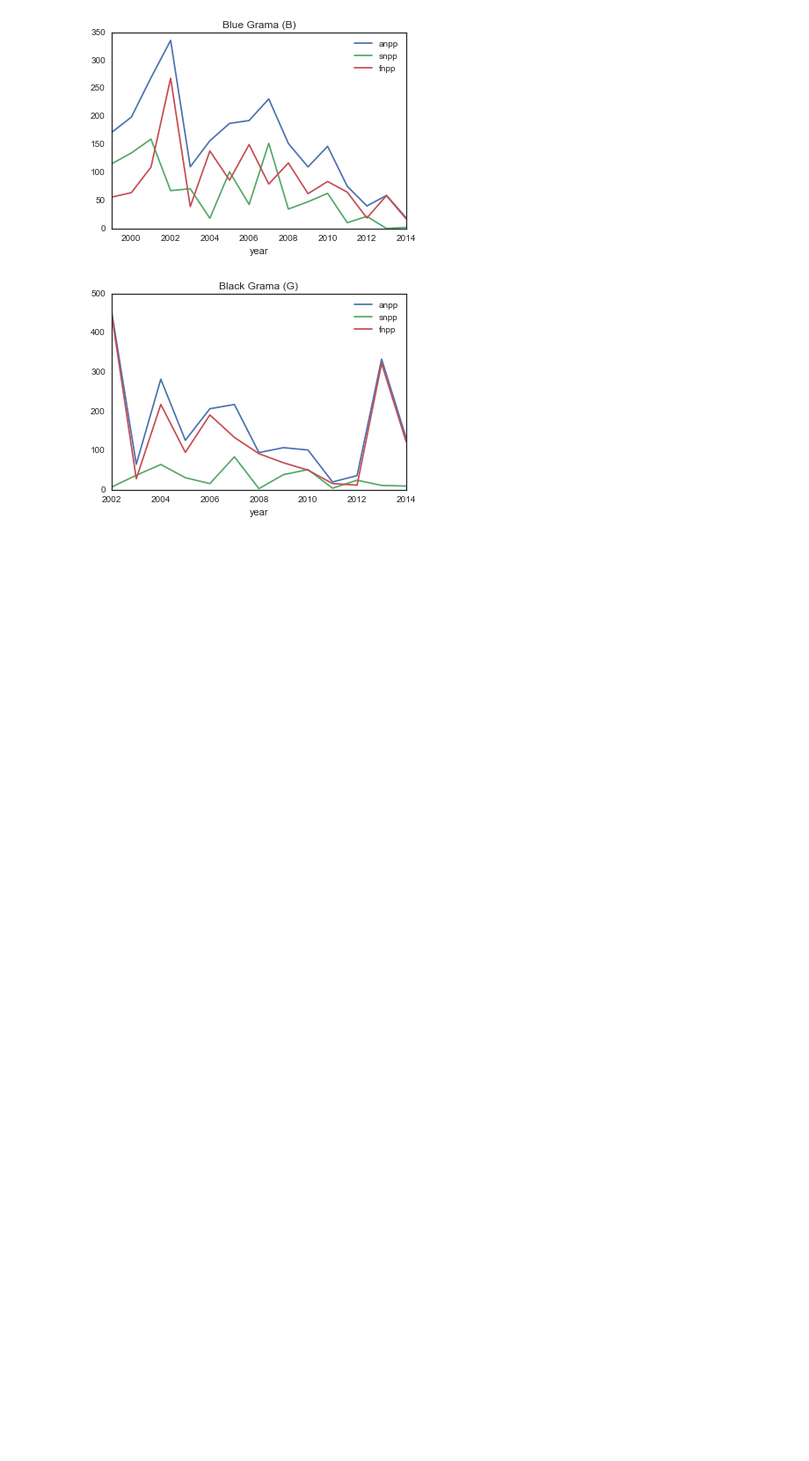
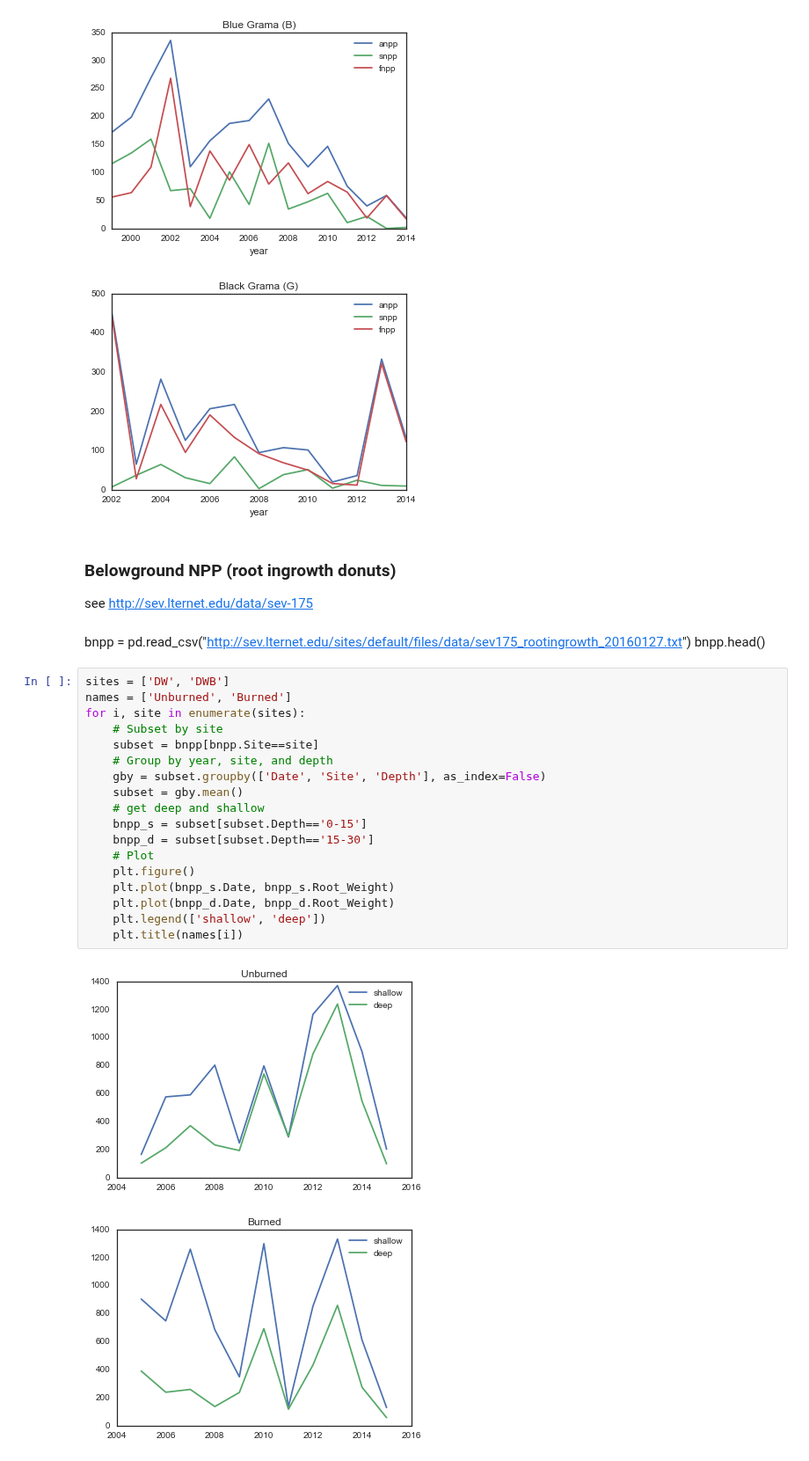
Before and after one commit to gremau/NMEG_miscellany, a Jupyter notebook: jupyter/Sev_Grassland_Comparison.ipynb, the cells around one changed output. Shown at 88% size. Saved outputs shown, nothing was run; the diff lists cells and outputs as text; blank space fills up the shorter version.

```diff
--- a/jupyter/Sev_Grassland_Comparison.ipynb
+++ b/jupyter/Sev_Grassland_Comparison.ipynb
@@ -171,3 +204,31 @@ for i, site in enumerate(sites):
 # %% [output]
 [figure]
 [figure]
+# %% [markdown]
+### Belowground NPP (root ingrowth donuts)
+
+see <http://sev.lternet.edu/data/sev-175>
+# %% [markdown]
+bnpp = pd.read_csv("http://sev.lternet.edu/sites/default/files/data/sev175_rootingrowth_20160127.txt")
+bnpp.head()
+# %%
+sites = ['DW', 'DWB']
+names = ['Unburned', 'Burned']
+for i, site in enumerate(sites):
+    # Subset by site
+    subset = bnpp[bnpp.Site==site]
+    # Group by year, site, and depth
+    gby = subset.groupby(['Date', 'Site', 'Depth'], as_index=False)
+    subset = gby.mean()
+    # get deep and shallow
+    bnpp_s = subset[subset.Depth=='0-15']
+    bnpp_d = subset[subset.Depth=='15-30']
+    # Plot
+    plt.figure()
+    plt.plot(bnpp_s.Date, bnpp_s.Root_Weight)
+    plt.plot(bnpp_d.Date, bnpp_d.Root_Weight)
+    plt.legend(['shallow', 'deep'])
+    plt.title(names[i])
+# %% [output]
+[figure, added]
+[figure, added]
```
Also changed, not shown: parts of 5 cells of this notebook.
